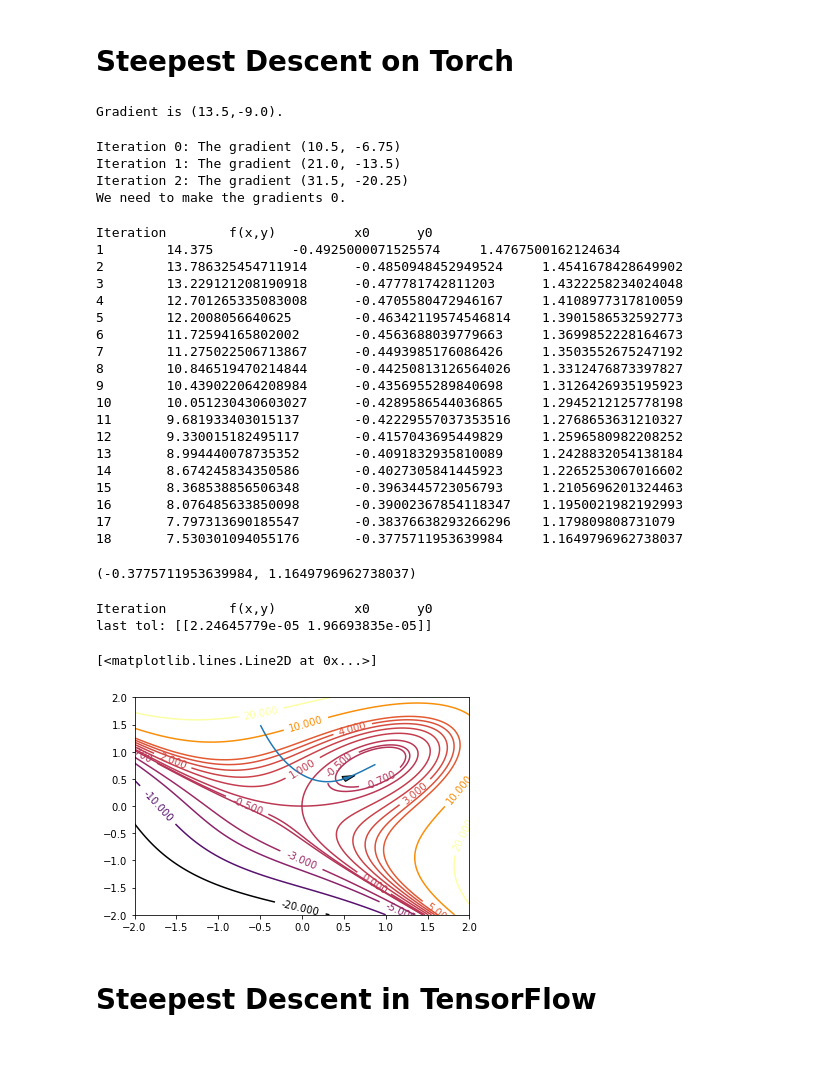
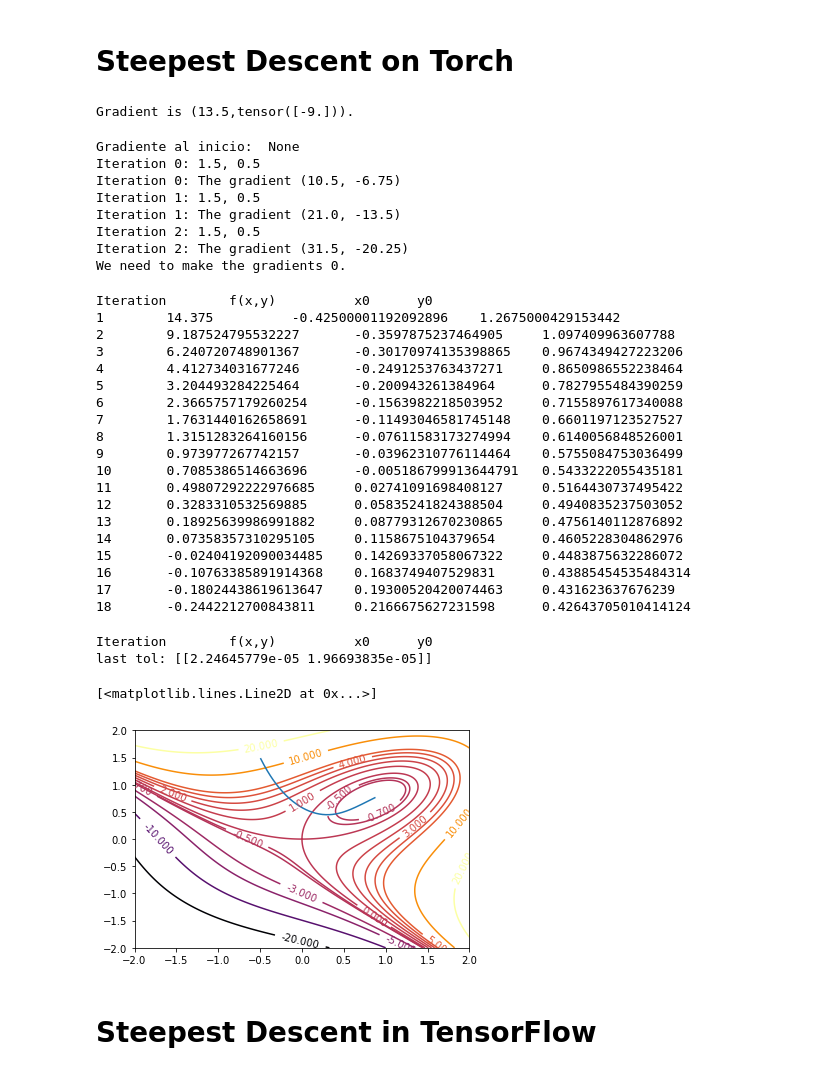
Before and after one commit to perezm-496/AI4MedImg, a Jupyter notebook: 002_steepest.ipynb, the cells around one changed output. Cells and saved outputs as stored; diff of their text form; code cells hidden in the pictures.

Commit message:
Change in 003NB in colab, 002_steepest from class.

```diff
--- a/002_steepest.ipynb
+++ b/002_steepest.ipynb
@@ -15,14 +15,15 @@ f = 2*x0**3 - 6*x0*y0 + 3*y0**2
 
 f.backward()
 
-print(f"Gradient is ({x0.grad.item()},{y0.grad.item()}).")
+print(f"Gradient is ({x0.grad.item()},{y0.grad}).")
 # %% [output]
-Gradient is (13.5,-9.0).
+Gradient is (13.5,tensor([-9.])).
 # %%
 """ We use a function and use the capabilities of torch to compute the gradient."""
 
 x0 = torch.tensor([1.5], dtype=torch.float, requires_grad=True)
 y0 = torch.tensor([0.5], dtype=torch.float, requires_grad=True)
+print("Gradiente al inicio: ", x0.grad)
 
 def fun(x,y):
     return 2*x**3 - 6*x*y + 3*y**3
@@ -30,14 +31,19 @@ def fun(x,y):
 for it in range(3):
     f_val = fun(x0,y0) # We evaluate the function
     f_val.backward() # Compute the gradient
+    print(f"Iteration {it}: {x0.item()}, {y0.item()}")
     print(f"Iteration {it}: The gradient ({x0.grad.item()}, {y0.grad.item()})")
 
 # Notice that they get acumulated.
 
 print("We need to make the gradients 0.")
 # %% [output]
+Gradiente al inicio:  None
+Iteration 0: 1.5, 0.5
 Iteration 0: The gradient (10.5, -6.75)
+Iteration 1: 1.5, 0.5
 Iteration 1: The gradient (21.0, -13.5)
+Iteration 2: 1.5, 0.5
 Iteration 2: The gradient (31.5, -20.25)
 We need to make the gradients 0.
 # %%
@@ -84,28 +90,27 @@ def steepest_descent(f, x0, y0, alpha, total_it):
 
 x0, y0 = -0.5, 1.5
 
-steepest_descent(fun, x0, y0, 0.001, 18)
+steepest_descent(fun, x0, y0, 0.01, 18)
 # %% [output]
 Iteration        f(x,y)          x0      y0
-1        14.375          -0.4925000071525574     1.4767500162124634
-2        13.786325454711914      -0.4850948452949524     1.4541678428649902
-3        13.229121208190918      -0.477781742811203      1.4322258234024048
-4        12.701265335083008      -0.4705580472946167     1.4108977317810059
-5        12.2008056640625        -0.46342119574546814    1.3901586532592773
-6        11.72594165802002       -0.4563688039779663     1.3699852228164673
-7        11.275022506713867      -0.4493985176086426     1.3503552675247192
-8        10.846519470214844      -0.44250813126564026    1.3312476873397827
-9        10.439022064208984      -0.4356955289840698     1.3126426935195923
-10       10.051230430603027      -0.4289586544036865     1.2945212125778198
-11       9.681933403015137       -0.42229557037353516    1.2768653631210327
-12       9.330015182495117       -0.4157043695449829     1.2596580982208252
-13       8.994440078735352       -0.4091832935810089     1.2428832054138184
-14       8.674245834350586       -0.4027305841445923     1.2265253067016602
-15       8.368538856506348       -0.3963445723056793     1.2105696201324463
-16       8.076485633850098       -0.39002367854118347    1.1950021982192993
-17       7.797313690185547       -0.38376638293266296    1.179809808731079
-18       7.530301094055176       -0.3775711953639984     1.1649796962738037
+1        14.375          -0.42500001192092896    1.2675000429153442
+2        9.187524795532227       -0.3597875237464905     1.097409963607788
+3        6.240720748901367       -0.30170974135398865    0.9674349427223206
+4        4.412734031677246       -0.2491253763437271     0.8650986552238464
+5        3.204493284225464       -0.200943261384964      0.7827955484390259
+6        2.3665757179260254      -0.1563982218503952     0.7155897617340088
+7        1.7631440162658691      -0.11493046581745148    0.6601197123527527
+8        1.3151283264160156      -0.07611583173274994    0.6140056848526001
+9        0.973977267742157       -0.03962310776114464    0.5755084753036499
+10       0.7085386514663696      -0.005186799913644791   0.5433222055435181
+11       0.49807292222976685     0.02741091698408127     0.5164430737495422
+12       0.3283310532569885      0.05835241824388504     0.4940835237503052
+13       0.18925639986991882     0.08779312670230865     0.4756140112876892
+14       0.07358357310295105     0.1158675104379654      0.4605228304862976
+15       -0.02404192090034485    0.14269337058067322     0.4483875632286072
+16       -0.10763385891914368    0.1683749407529831      0.43885454535484314
+17       -0.18024438619613647    0.19300520420074463     0.431623637676239
+18       -0.2442212700843811     0.2166675627231598      0.42643705010414124
-(-0.3775711953639984, 1.1649796962738037)
 # %%
 import matplotlib.pyplot as plt
 import numpy as np
@@ -143,37 +148,34 @@ def steepest_descent_sequence(f, x0, y0, alpha, total_it):
         f_val = f(x,y)
         f_val.backward() # Compute the gradient
         with torch.no_grad(): # We don't need to comute latter a gradient on this operations
             x += -alpha*x.grad
             y += -alpha*y.grad
         data[it,:] = [x.item(), y.item()]
     print(f"last tol: {(data[-1:] - data[-2,:])/data[-1,]}")
     return data
 
 def f(x,y):
     return 2*x**3 - 6*x*y + 3*y**3
 
 curve = steepest_descent_sequence(fun, x0, y0, 0.001, 1200)
 
 x = np.linspace(-2, 2, 1500)
 y = np.linspace(-2, 2, 1500)
 
 X, Y = np.meshgrid(x,y)
 Z = f(X, Y)
 
 fig, ax = plt.subplots()
 contours = ax.contour(X, Y, Z, cmap='inferno',
                      levels=[-20, -10,-5, -3, -0.7, -0.5, 0, 1, 2, 3, 4, 5, 10, 20])
 contours.levels = [val for val in contours.levels]
 ax.clabel(contours, contours.levels, inline=True, fontsize=10)
-diff = curve[320,:] - curve[300,:]
-ax.arrow(curve[300,0], curve[300,1], diff[0], diff[1],
-         shape='full', head_width=0.1)
 ax.plot(curve[:,0], curve[:,1])
 # %% [output]
 Iteration        f(x,y)          x0      y0
 last tol: [[2.24645779e-05 1.96693835e-05]]
 [<matplotlib.lines.Line2D at 0x...>]
-[figure, old version]
+[figure, new version]
 # %% [markdown]
 # Steepest Descent in TensorFlow
 # %%
```
Also changed, not shown: parts of 3 cells of this notebook.
